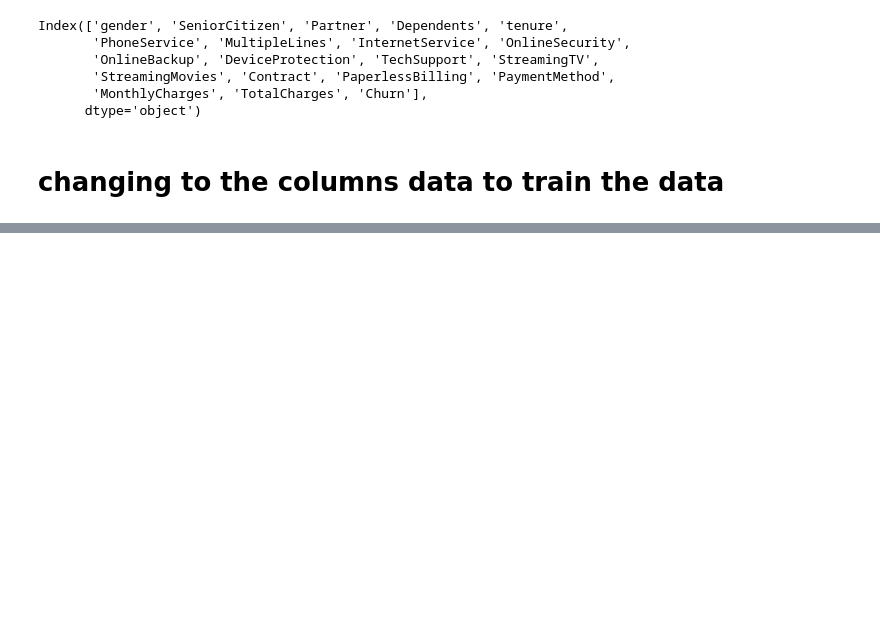
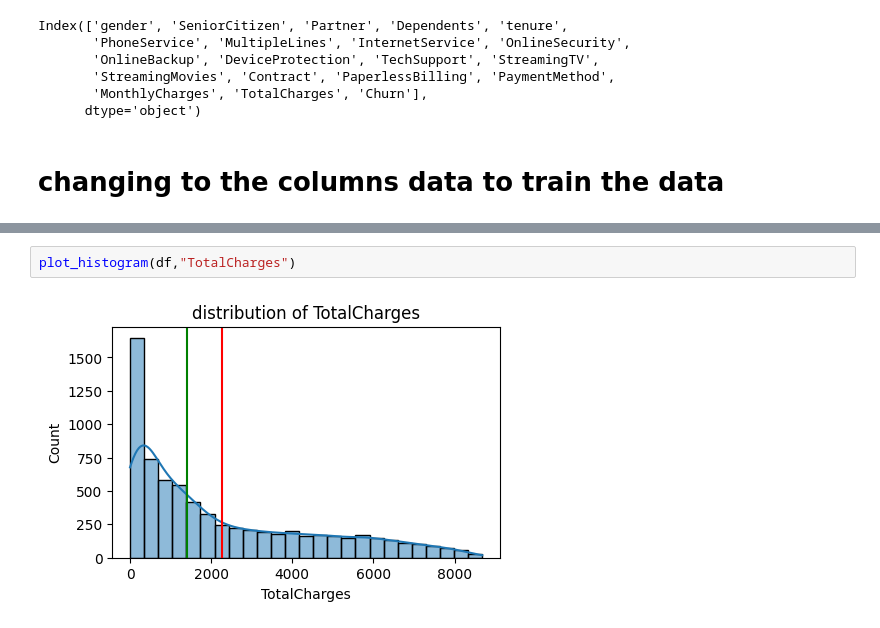
Before and after one commit to adarsh9421/Churn-prediction-system, a Jupyter notebook: churn.ipynb, the cells around one changed output, grey strips where cells are left out. Cells and saved outputs as stored; diff of their text form; blank space fills up the shorter version.

```diff
--- a/churn.ipynb
+++ b/churn.ipynb
@@ -97,0 +182,4 @@ Index(['gender', 'SeniorCitizen', 'Partner', 'Dependents', 'tenure',
+# %%
+plot_histogram(df,"TotalCharges")
+# %% [output]
+[figure, added]
```
Also changed, not shown: parts of 20 cells of this notebook.
